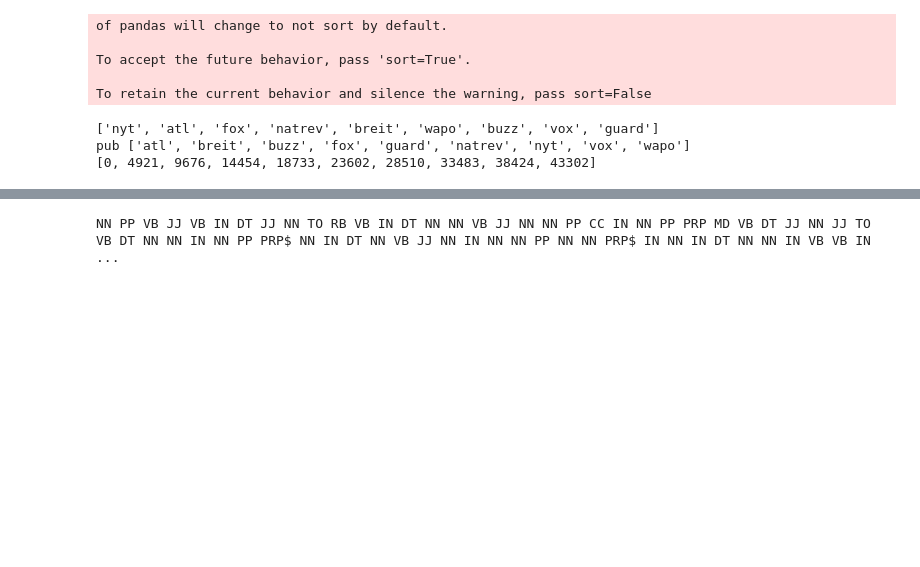
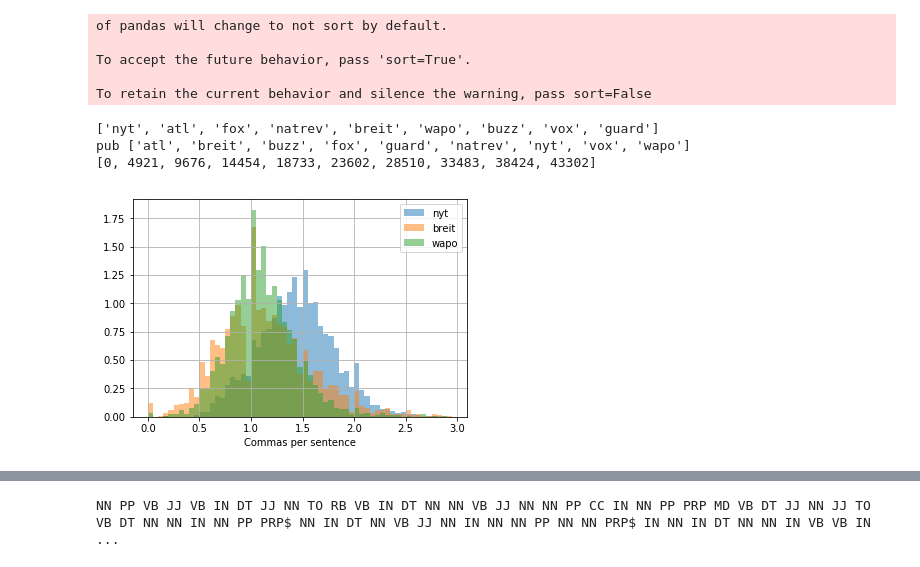
Before and after one commit to jwymbs23/insight, a Jupyter notebook: classify.ipynb, the cells around one changed output, grey strips where cells are left out. Saved outputs shown, nothing was run; the diff lists cells and outputs as text; code cells hidden in the pictures; blank space fills up the shorter version.

```diff
--- a/classify.ipynb
+++ b/classify.ipynb
@@ -95,11 +95,14 @@ def save_mean_vals(df_list, pub_names):
     pickle.dump(mean_values, open('mean_features.p', 'wb'))
 # %%
 def plot_feature_histograms(df_list, feat_list, pub_names):
-    for feature in feat_list:
-        plt.title('Flesch reading ease')
+    plt.xlabel('Commas per sentence')
+    legend = []
     for ci,label_id in enumerate(pub_names):
-        df_list[ci].loc[(df_list[ci]['word_count'] < 6000) & (df_list[ci]['sent_len'] < 70)]['flesch'].hist(bins = range(20,90,1), alpha = 0.5, normed = True)
-    plt.legend(pub_names)
+        if label_id in ['nyt','breit','wapo']:
+            legend.append(label_id)
+            df_list[ci].loc[(df_list[ci]['word_count'] < 6000) & (df_list[ci]['sent_len'] < 70)]['cps'].hist(
+                bins = [i/100 for i in range(0,300,5)], alpha = 0.5, normed = True)
+    plt.legend(legend)
 # %%
 def feature_correlations(full_feature_df):
     corr = full_feature_df[feat_list].corr()
@@ -271,12 +295,13 @@ full_feature_df = modify_full_dataframe(full_feature_df)
 #                'preposition_ps', 'word_rarity']
 
 feat_list = ['sent_len', 'word_len', 'sent_len_std', 'unique_word_frac',
-                'cps', 'qps', 'flesch',
-                'said_ps', 'and_ps', 'but_ps', 'told_ps', 'i_ps', 'word_rarity' , 'pos_string'  ]
+                'cps', 'flesch',
+                'said_ps', 'qps', 'and_ps', 'but_ps', 'told_ps', 'i_ps', 'word_rarity' , 'pos_string'  ]
 
 #encode label ids, and get target publication list
 pub_names = get_pub_names(df_list)
 print(pub_names)
+pub_names_original_order = pub_names
 Y, pub_names = encode_pub_names(full_feature_df, pub_names)
 X = get_feature_array(full_feature_df, feat_list)
 n_samples = len(X)
@@ -305,6 +330,10 @@ To retain the current behavior and silence the warning, pass sort=False
 ['nyt', 'atl', 'fox', 'natrev', 'breit', 'wapo', 'buzz', 'vox', 'guard']
 pub ['atl', 'breit', 'buzz', 'fox', 'guard', 'natrev', 'nyt', 'vox', 'wapo']
 [0, 4921, 9676, 14454, 18733, 23602, 28510, 33483, 38424, 43302]
+# %%
+plot_feature_histograms(df_list, feat_list, pub_names_original_order)
+# %% [output]
+[figure, added]
 # %%
 model = RandomForestClassifier(n_estimators=50)
 #model = GradientBoostingClassifier(n_estimators=100, learning_rate=0.25,max_depth=5)
```
Also changed, not shown: parts of 13 cells of this notebook, 4 other files.
